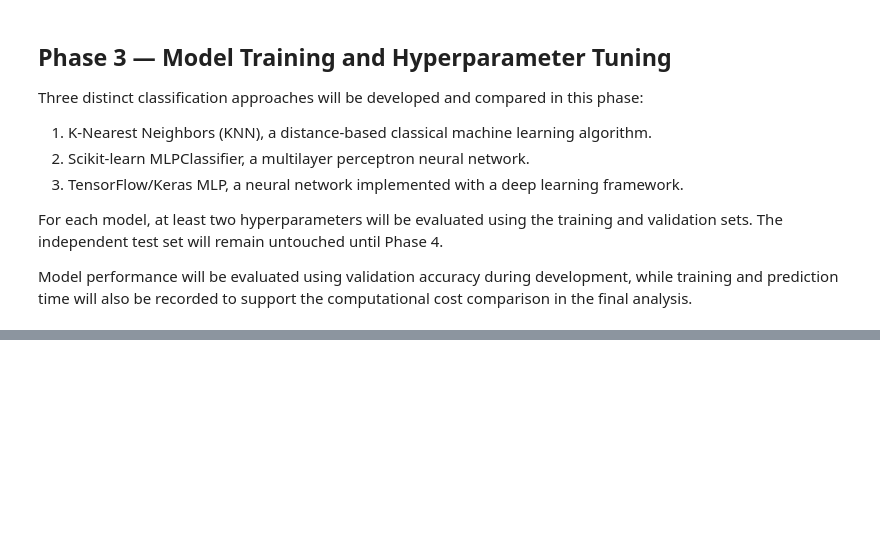
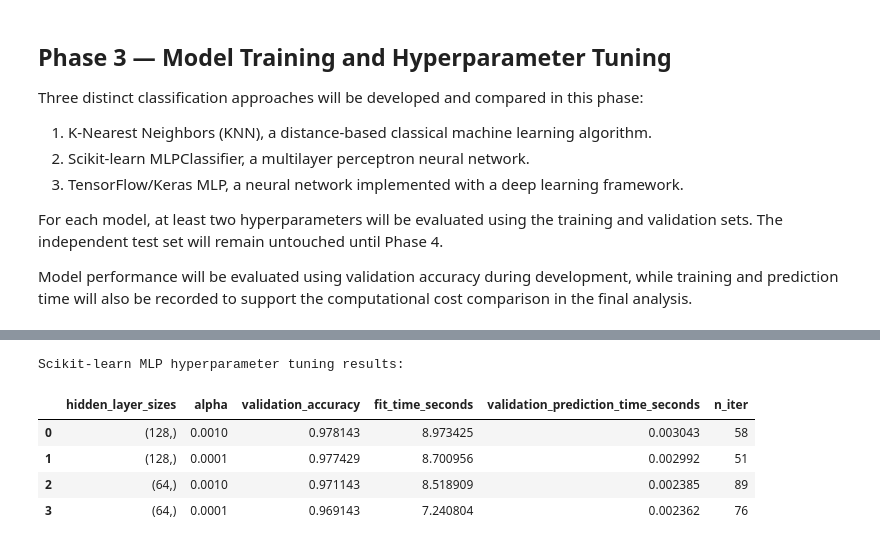
Before and after one commit to ananda-pires/mnist-multiclass-predictive-pipeline, a Jupyter notebook: notebooks/mnist_pipeline.ipynb, the cells around one changed output, grey strips where cells are left out. Saved outputs shown, nothing was run; the diff lists cells and outputs as text; code cells hidden in the pictures; blank space fills up the shorter version.

```diff
--- a/notebooks/mnist_pipeline.ipynb
+++ b/notebooks/mnist_pipeline.ipynb
@@ -604,0 +870,58 @@ Training time: 0.0210 seconds
+# %%
+mlp_candidates = [
+    {"hidden_layer_sizes": (64,), "alpha": 0.0001},
+    {"hidden_layer_sizes": (64,), "alpha": 0.001},
+    {"hidden_layer_sizes": (128,), "alpha": 0.0001},
+    {"hidden_layer_sizes": (128,), "alpha": 0.001},
+]
+
+mlp_results = []
+
+for config in mlp_candidates:
+    model = MLPClassifier(
+        hidden_layer_sizes=config["hidden_layer_sizes"],
+        alpha=config["alpha"],
+        random_state=42
+    )
+
+    # Measure training time.
+    fit_start = time.perf_counter()
+    model.fit(X_train_scaled, y_train)
+    fit_time = time.perf_counter() - fit_start
+
+    # Measure validation prediction time.
+    prediction_start = time.perf_counter()
+    y_val_pred = model.predict(X_val_scaled)
+    prediction_time = time.perf_counter() - prediction_start
+
+    # Calculate validation accuracy.
+    validation_accuracy = accuracy_score(
+        y_val,
+        y_val_pred
+    )
+
+    mlp_results.append({
+        "hidden_layer_sizes": config["hidden_layer_sizes"],
+        "alpha": config["alpha"],
+        "validation_accuracy": validation_accuracy,
+        "fit_time_seconds": fit_time,
+        "validation_prediction_time_seconds": prediction_time,
+        "n_iter": model.n_iter_
+    })
+
+mlp_results_df = pd.DataFrame(mlp_results)
+
+mlp_results_df = mlp_results_df.sort_values(
+    by=["validation_accuracy", "validation_prediction_time_seconds"],
+    ascending=[False, True]
+).reset_index(drop=True)
+
+print("Scikit-learn MLP hyperparameter tuning results:")
+display(mlp_results_df)
+# %% [output]
+Scikit-learn MLP hyperparameter tuning results:
+|  | hidden_layer_sizes | alpha | validation_accuracy | fit_time_seconds | validation_prediction_time_seconds | n_iter |
+| 0 | (128,) | 0.0010 | 0.978143 | 8.973425 | 0.003043 | 58 |
+| 1 | (128,) | 0.0001 | 0.977429 | 8.700956 | 0.002992 | 51 |
+| 2 | (64,) | 0.0010 | 0.971143 | 8.518909 | 0.002385 | 89 |
+| 3 | (64,) | 0.0001 | 0.969143 | 7.240804 | 0.002362 | 76 |
```
Also changed, not shown: parts of 37 cells of this notebook.
